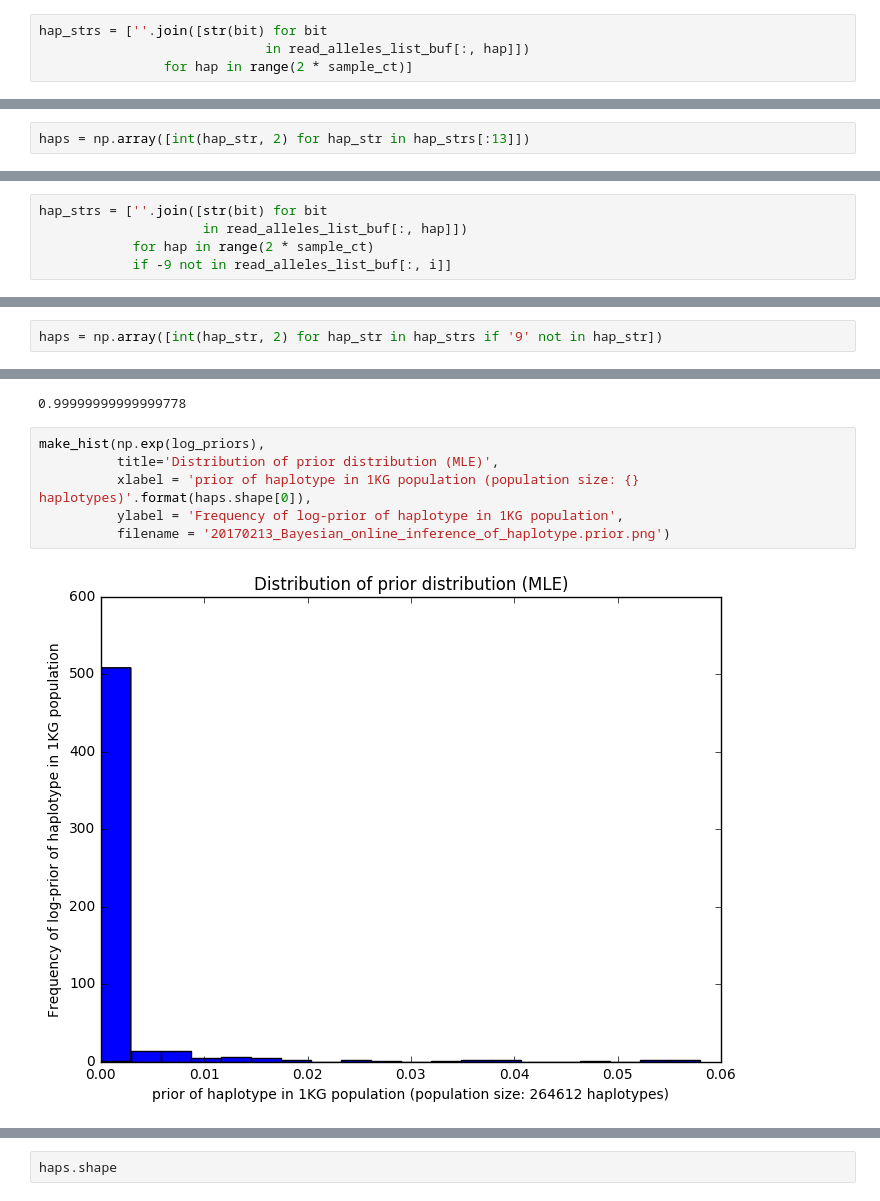
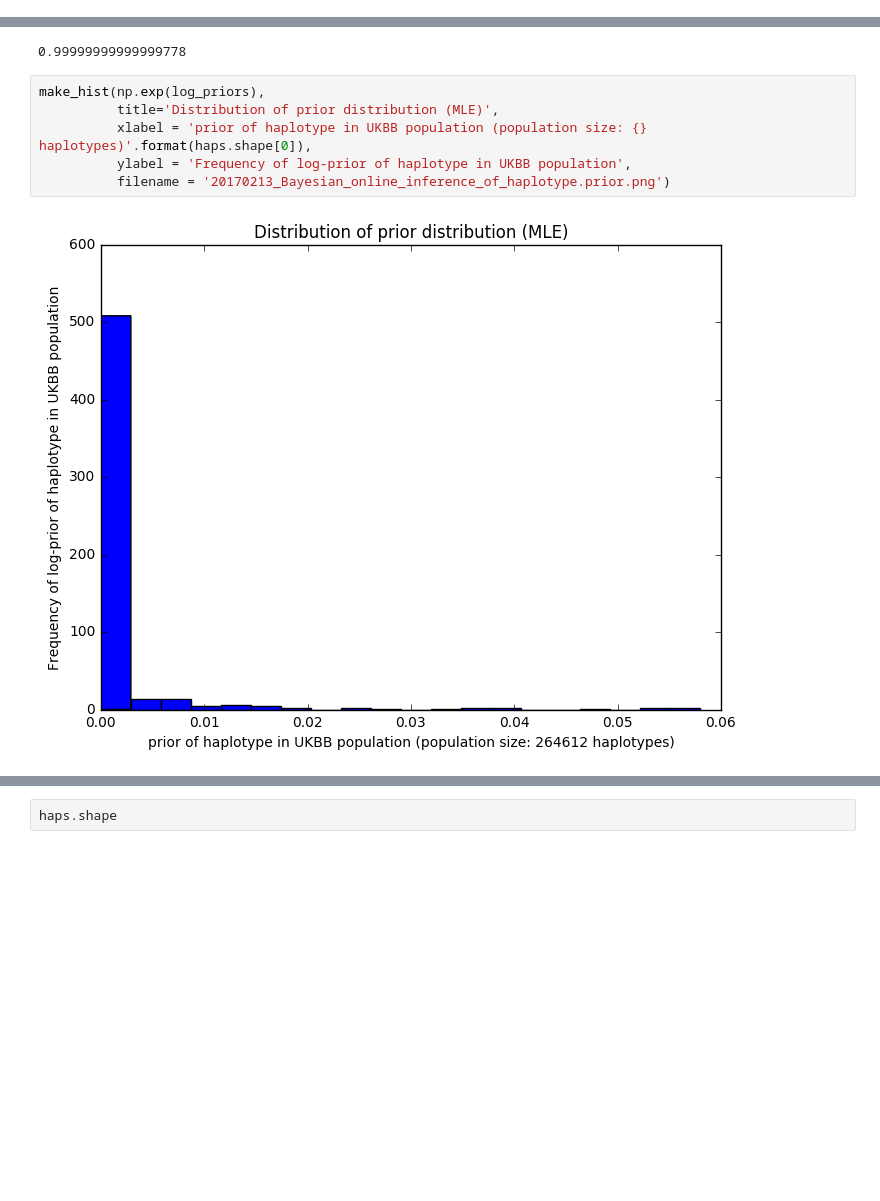
Before and after one commit to rivas-lab/nanopore, a Jupyter notebook: dev/scripts/20170213/20170213_Bayesian_online_inference_of_haplotype.ipynb, the cells around one changed output, grey strips where cells are left out. Saved outputs shown, nothing was run; the diff lists cells and outputs as text; blank space fills up the shorter version.

Commit message:
add note/png files for haplotype inference with UKBB population panel; this version of implementation still has a bug that it cannot properly handle missing genotype(haplotype) in population

```diff
--- a/dev/scripts/20170213/20170213_Bayesian_online_inference_of_haplotype.ipynb
+++ b/dev/scripts/20170213/20170213_Bayesian_online_inference_of_haplotype.ipynb
@@ -209,4 +162,0 @@ len(variant_idxs[0])
-# %%
-hap_strs = [''.join([str(bit) for bit
-                             in read_alleles_list_buf[:, hap]])
-                for hap in range(2 * sample_ct)]
@@ -225,2 +162,0 @@ int(hap_strs[0], 2)
-# %%
-haps = np.array([int(hap_str, 2) for hap_str in hap_strs[:13]])
@@ -249,5 +162,0 @@ read_alleles_list_buf_filtered.shape
-# %%
-hap_strs = [''.join([str(bit) for bit
-                     in read_alleles_list_buf[:, hap]])
-            for hap in range(2 * sample_ct)
-            if -9 not in read_alleles_list_buf[:, i]]
@@ -267,2 +162,0 @@ hap_strs[:10]
-# %%
-haps = np.array([int(hap_str, 2) for hap_str in hap_strs if '9' not in hap_str])
@@ -507,11 +391,11 @@ sum(np.exp(log_p_h_g_e))
 # %%
 make_hist(np.exp(log_priors),
           title='Distribution of prior distribution (MLE)',
-          xlabel = 'prior of haplotype in 1KG population (population size: {} haplotypes)'.format(haps.shape[0]),
-          ylabel = 'Frequency of log-prior of haplotype in 1KG population',
+          xlabel = 'prior of haplotype in UKBB population (population size: {} haplotypes)'.format(haps.shape[0]),
+          ylabel = 'Frequency of log-prior of haplotype in UKBB population',
           filename = '20170213_Bayesian_online_inference_of_haplotype.prior.png')
 # %% [output]
-[figure, old version]
+[figure, new version]
 # %%
 make_hist(np.exp(log_p_h_g_e),
           title='Distribution of posterior distribution',
```
Also changed, not shown: parts of 22 cells of this notebook, 2 other files.
